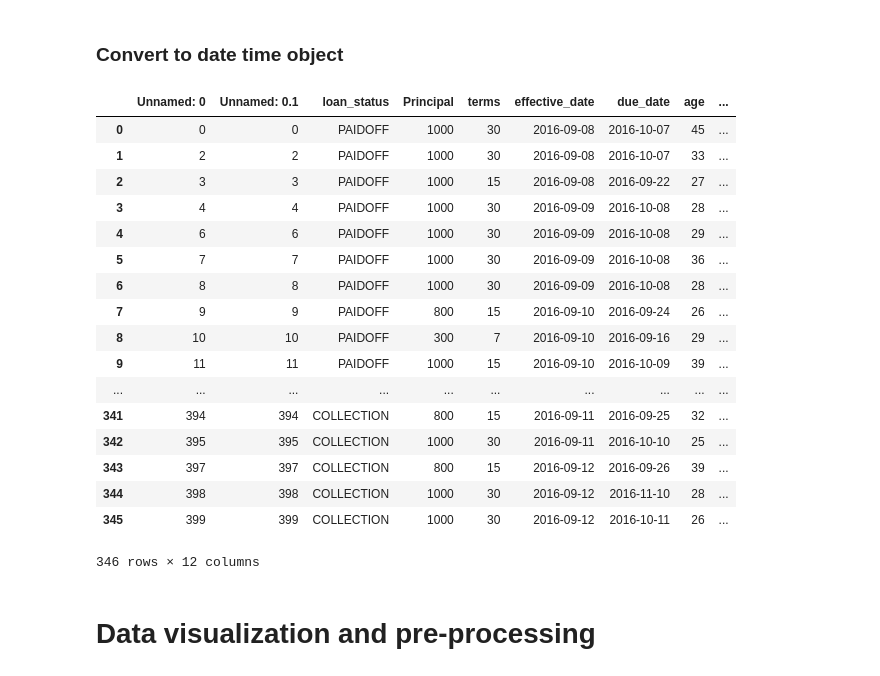
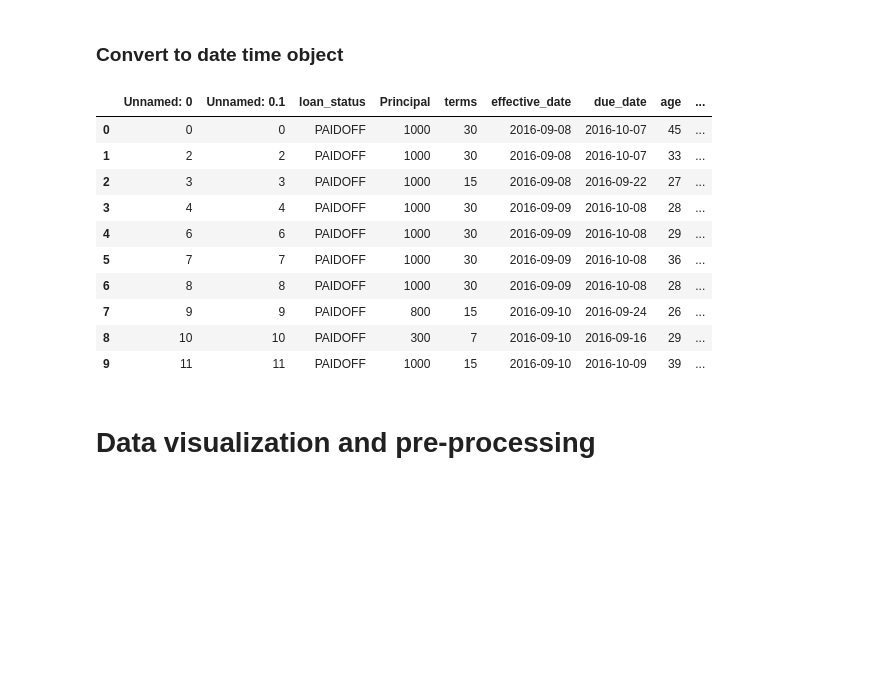
Before and after one commit to oscarooko/CouseraI_BM_ML, a Jupyter notebook: Classifier Project.ipynb, the cells around one changed output. Saved outputs shown, nothing was run; the diff lists cells and outputs as text; code cells hidden in the pictures; blank space fills up the shorter version.

```diff
--- a/Classifier Project.ipynb
+++ b/Classifier Project.ipynb
@@ -69,27 +69,20 @@ df.shape
 # %%
 
 df['due_date'] = pd.to_datetime(df['due_date'])
 df['effective_date'] = pd.to_datetime(df['effective_date'])
-df.head(500)
+df.head(10)
 # %% [output]
 |  | Unnamed: 0 | Unnamed: 0.1 | loan_status | Principal | terms | effective_date | due_date | age | ... |
 | 0 | 0 | 0 | PAIDOFF | 1000 | 30 | 2016-09-08 | 2016-10-07 | 45 | ... |
 | 1 | 2 | 2 | PAIDOFF | 1000 | 30 | 2016-09-08 | 2016-10-07 | 33 | ... |
 | 2 | 3 | 3 | PAIDOFF | 1000 | 15 | 2016-09-08 | 2016-09-22 | 27 | ... |
 | 3 | 4 | 4 | PAIDOFF | 1000 | 30 | 2016-09-09 | 2016-10-08 | 28 | ... |
 | 4 | 6 | 6 | PAIDOFF | 1000 | 30 | 2016-09-09 | 2016-10-08 | 29 | ... |
 | 5 | 7 | 7 | PAIDOFF | 1000 | 30 | 2016-09-09 | 2016-10-08 | 36 | ... |
 | 6 | 8 | 8 | PAIDOFF | 1000 | 30 | 2016-09-09 | 2016-10-08 | 28 | ... |
 | 7 | 9 | 9 | PAIDOFF | 800 | 15 | 2016-09-10 | 2016-09-24 | 26 | ... |
 | 8 | 10 | 10 | PAIDOFF | 300 | 7 | 2016-09-10 | 2016-09-16 | 29 | ... |
 | 9 | 11 | 11 | PAIDOFF | 1000 | 15 | 2016-09-10 | 2016-10-09 | 39 | ... |
-| ... | ... | ... | ... | ... | ... | ... | ... | ... | ... |
-| 341 | 394 | 394 | COLLECTION | 800 | 15 | 2016-09-11 | 2016-09-25 | 32 | ... |
-| 342 | 395 | 395 | COLLECTION | 1000 | 30 | 2016-09-11 | 2016-10-10 | 25 | ... |
-| 343 | 397 | 397 | COLLECTION | 800 | 15 | 2016-09-12 | 2016-09-26 | 39 | ... |
-| 344 | 398 | 398 | COLLECTION | 1000 | 30 | 2016-09-12 | 2016-11-10 | 28 | ... |
-| 345 | 399 | 399 | COLLECTION | 1000 | 30 | 2016-09-12 | 2016-10-11 | 26 | ... |
-346 rows × 12 columns
 # %% [markdown]
 # Data visualization and pre-processing
 # %% [markdown]
```
Also changed, not shown: parts of 36 cells of this notebook.
